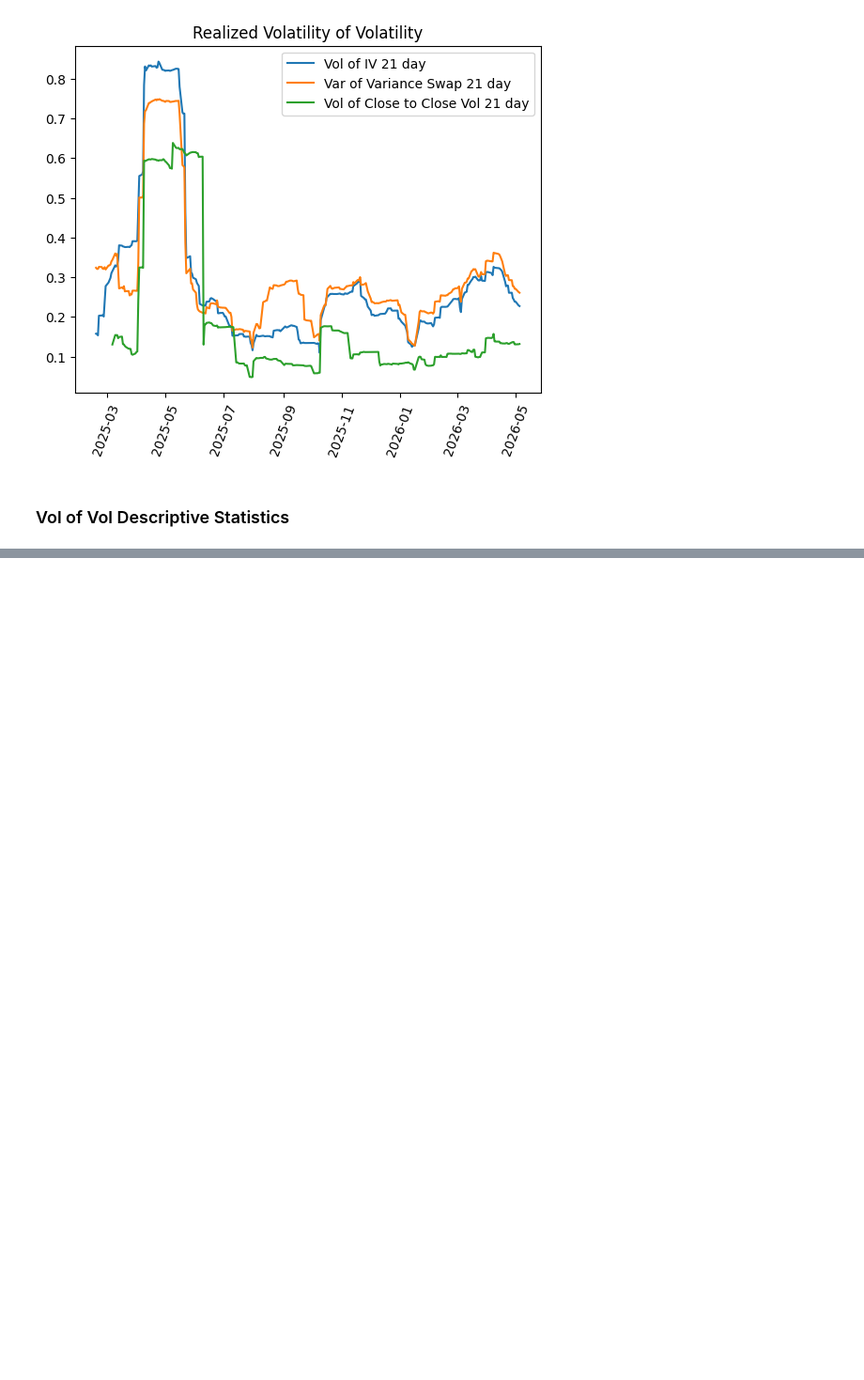
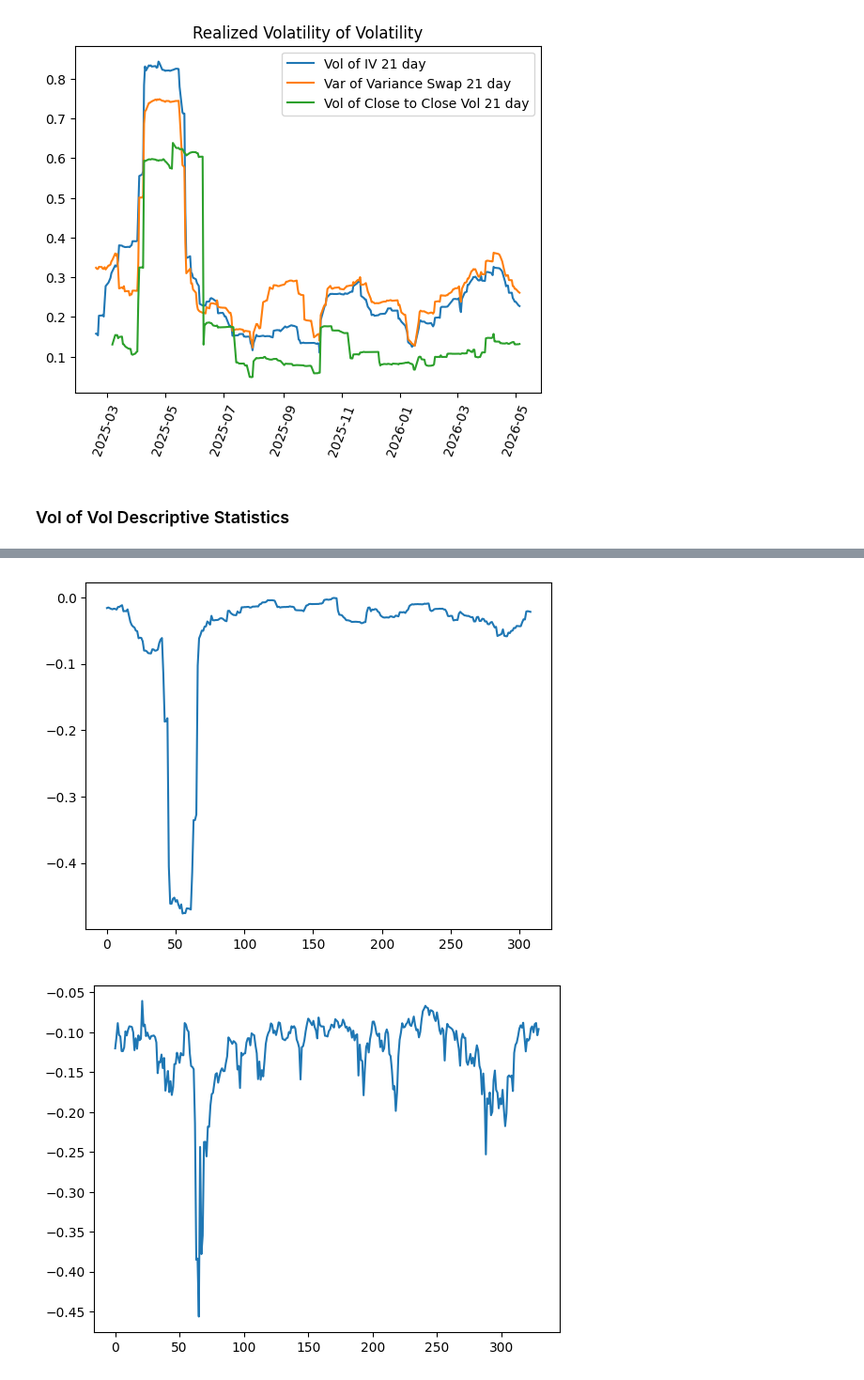
Before and after one commit to dibiasej/Volatility-Surface-Risk-Premiums, a Jupyter notebook: risk_premiums.ipynb, the cells around one changed output, grey strips where cells are left out. Shown at 94% size. Cells and saved outputs as stored; diff of their text form; code cells hidden in the pictures; blank space fills up the shorter version.

```diff
--- a/risk_premiums.ipynb
+++ b/risk_premiums.ipynb
@@ -449,0 +476,11 @@ desc_stats
+# %%
+plt.plot(realized_sv_covs)
+plt.show()
+
+temp = np.array(gvv_spot_vol_corrs) * np.array(gvv_vol_vol) * np.array(gvv_iv)
+
+plt.plot(temp)
+plt.show()
+# %% [output]
+[figure, added]
+[figure, added]
```
Also changed, not shown: parts of 6 cells of this notebook.
